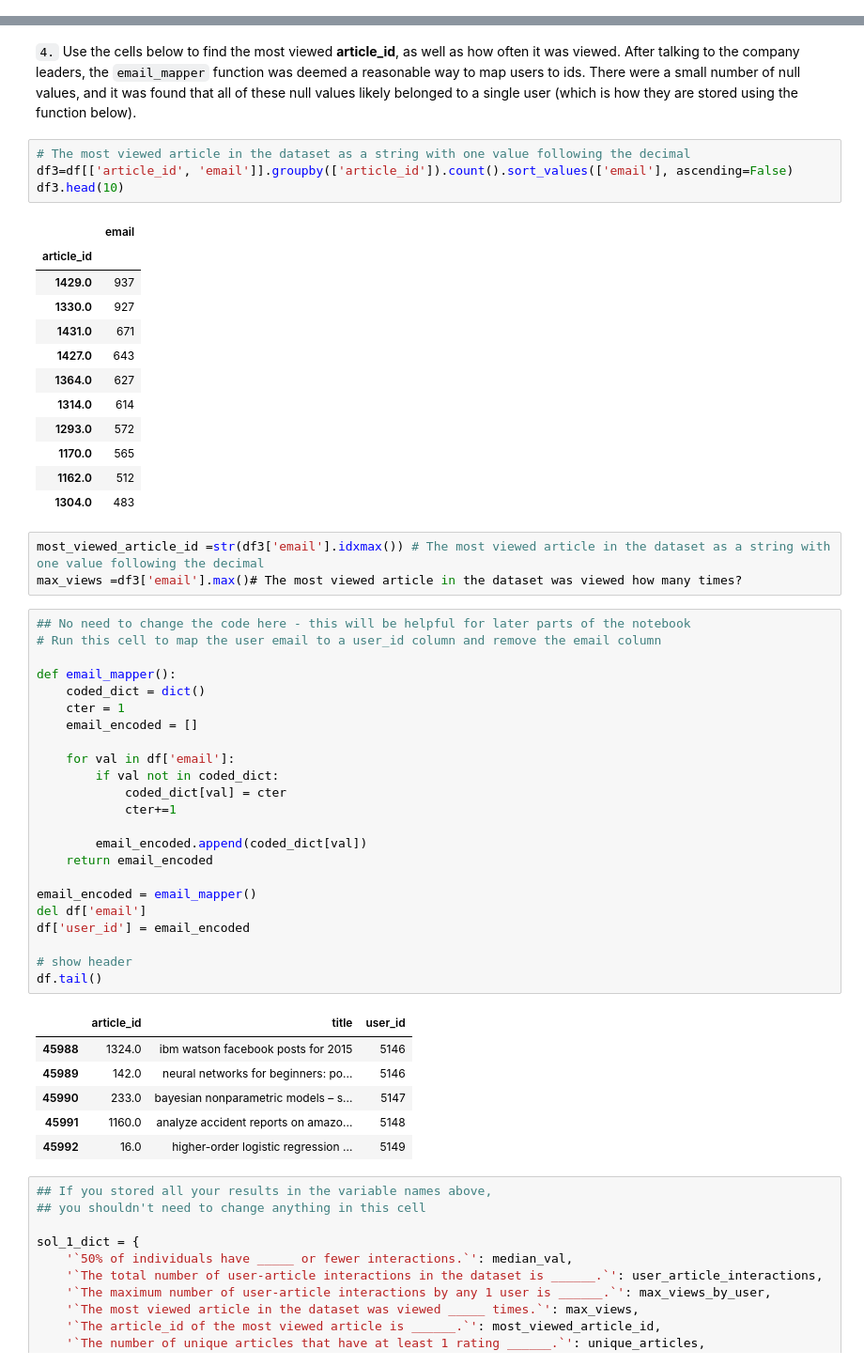
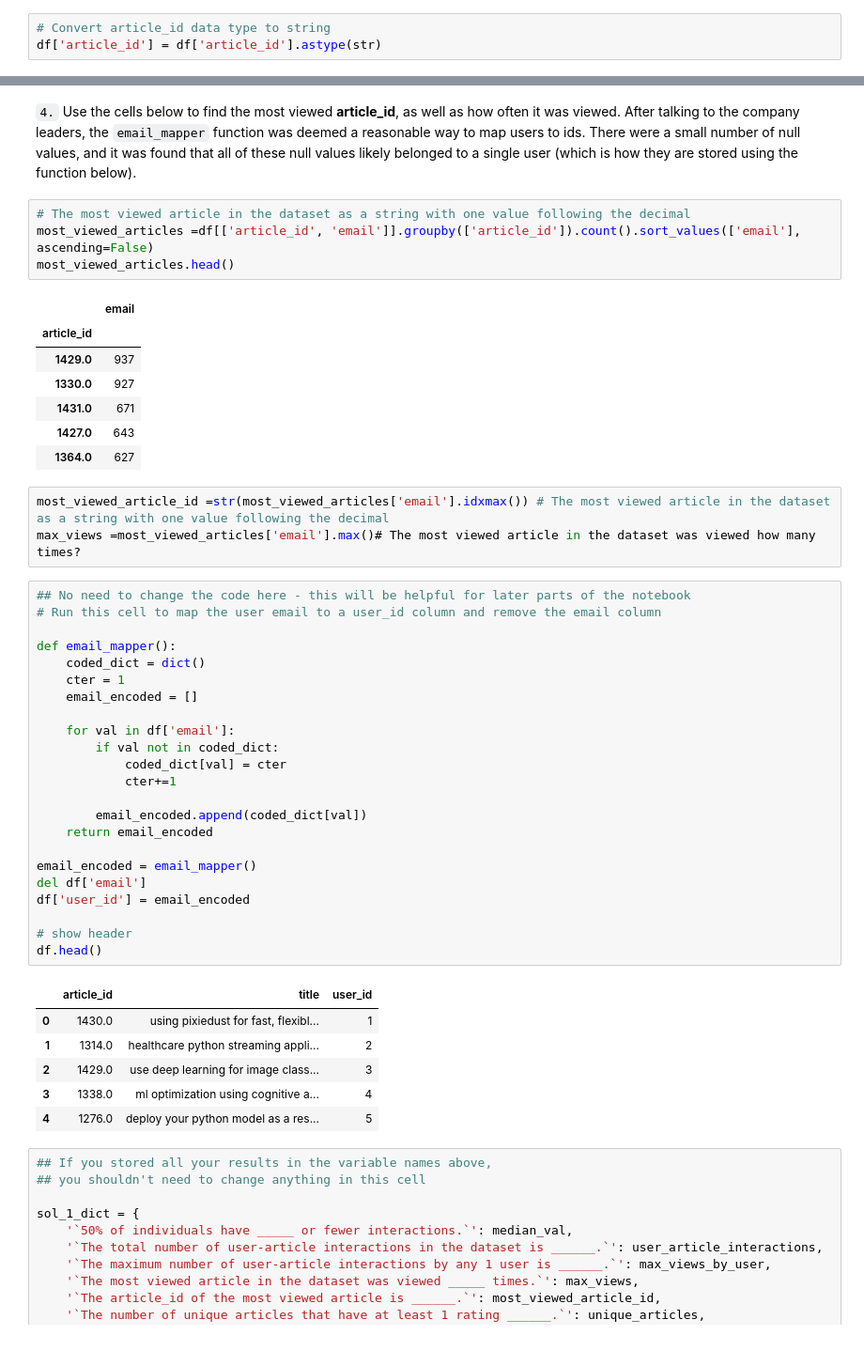
Before and after one commit to kinaMouelouel/Recommendations_with_IBM, a Jupyter notebook: Recommendations_with_IBM.ipynb, the cells around one changed output, grey strips where cells are left out. Shown at 94% size. Cells and saved outputs as stored; diff of their text form.

```diff
--- a/Recommendations_with_IBM.ipynb
+++ b/Recommendations_with_IBM.ipynb
@@ -54,0 +65,3 @@ df_content.head()
+# %%
+# Convert article_id data type to string
+df['article_id'] = df['article_id'].astype(str)
@@ -127,8 +179,8 @@ user_article_interactions =len(df) # The number of user-article interactions
 `4.` Use the cells below to find the most viewed **article_id**, as well as how often it was viewed.  After talking to the company leaders, the `email_mapper` function was deemed a reasonable way to map users to ids.  There were a small number of null values, and it was found that all of these null values likely belonged to a single user (which is how they are stored using the function below).
 # %%
 # The most viewed article in the dataset as a string with one value following the decimal
-df3=df[['article_id', 'email']].groupby(['article_id']).count().sort_values(['email'], ascending=False)
-df3.head(10)
+most_viewed_articles =df[['article_id', 'email']].groupby(['article_id']).count().sort_values(['email'], ascending=False)
+most_viewed_articles.head()
 # %% [output]
 |  | email |
 | article_id |  |
@@ -137,44 +189,39 @@ df3.head(10)
 | 1431.0 | 671 |
 | 1427.0 | 643 |
 | 1364.0 | 627 |
-| 1314.0 | 614 |
-| 1293.0 | 572 |
-| 1170.0 | 565 |
-| 1162.0 | 512 |
-| 1304.0 | 483 |
 # %%
-most_viewed_article_id =str(df3['email'].idxmax()) # The most viewed article in the dataset as a string with one value following the decimal
-max_views =df3['email'].max()# The most viewed article in the dataset was viewed how many times?
+most_viewed_article_id =str(most_viewed_articles['email'].idxmax()) # The most viewed article in the dataset as a string with one value following the decimal
+max_views =most_viewed_articles['email'].max()# The most viewed article in the dataset was viewed how many times?
 # %%
 ## No need to change the code here - this will be helpful for later parts of the notebook
 # Run this cell to map the user email to a user_id column and remove the email column
 
 def email_mapper():
     coded_dict = dict()
     cter = 1
     email_encoded = []
 
     for val in df['email']:
         if val not in coded_dict:
             coded_dict[val] = cter
             cter+=1
 
         email_encoded.append(coded_dict[val])
     return email_encoded
 
 email_encoded = email_mapper()
 del df['email']
 df['user_id'] = email_encoded
 
 # show header
-df.tail()
+df.head()
 # %% [output]
 |  | article_id | title | user_id |
-| 45988 | 1324.0 | ibm watson facebook posts for 2015 | 5146 |
-| 45989 | 142.0 | neural networks for beginners: po... | 5146 |
-| 45990 | 233.0 | bayesian nonparametric models – s... | 5147 |
-| 45991 | 1160.0 | analyze accident reports on amazo... | 5148 |
-| 45992 | 16.0 | higher-order logistic regression ... | 5149 |
+| 0 | 1430.0 | using pixiedust for fast, flexibl... | 1 |
+| 1 | 1314.0 | healthcare python streaming appli... | 2 |
+| 2 | 1429.0 | use deep learning for image class... | 3 |
+| 3 | 1338.0 | ml optimization using cognitive a... | 4 |
+| 4 | 1276.0 | deploy your python model as a res... | 5 |
 # %%
 ## If you stored all your results in the variable names above,
 ## you shouldn't need to change anything in this cell
```
Also changed, not shown: parts of 38 cells of this notebook, 2 other files.
